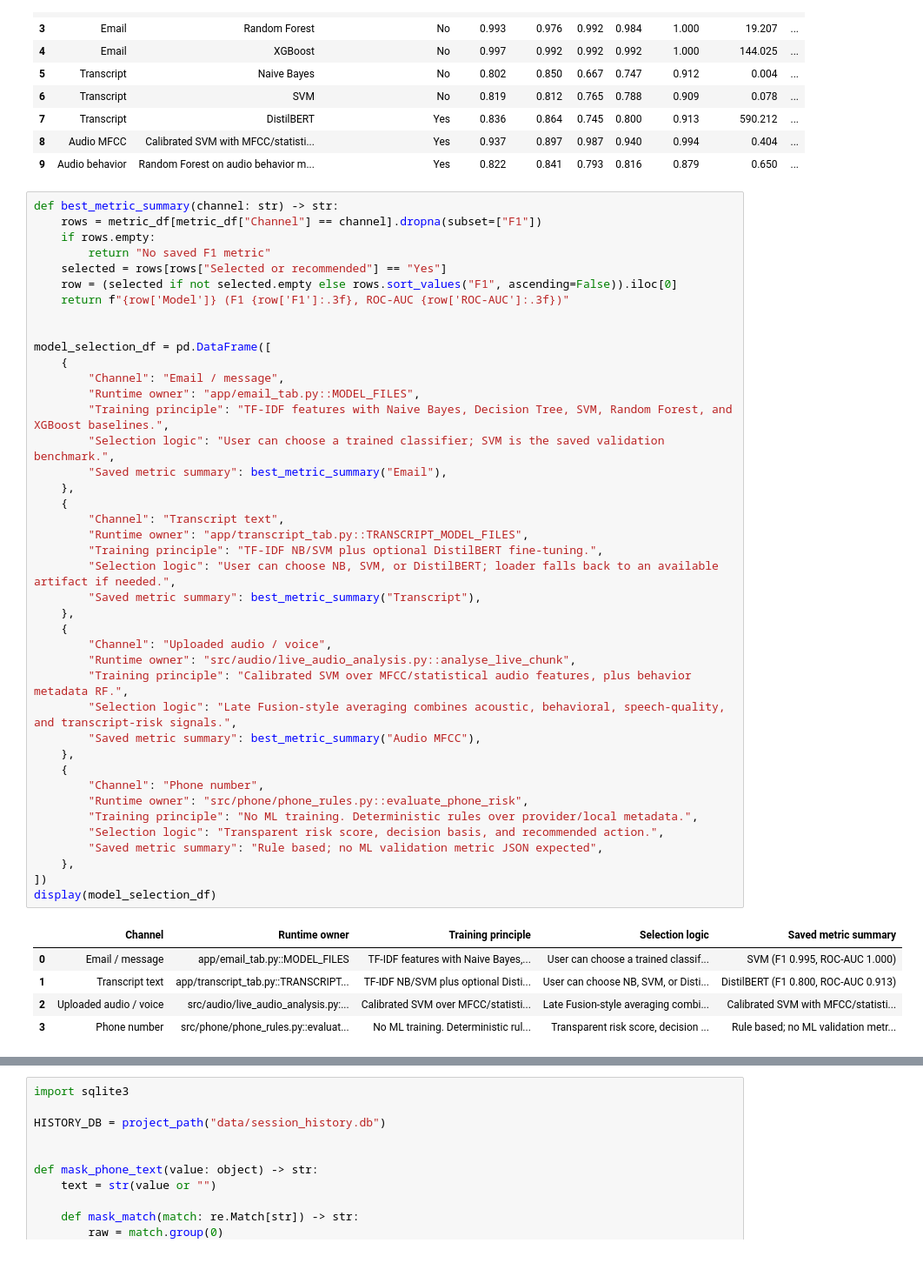
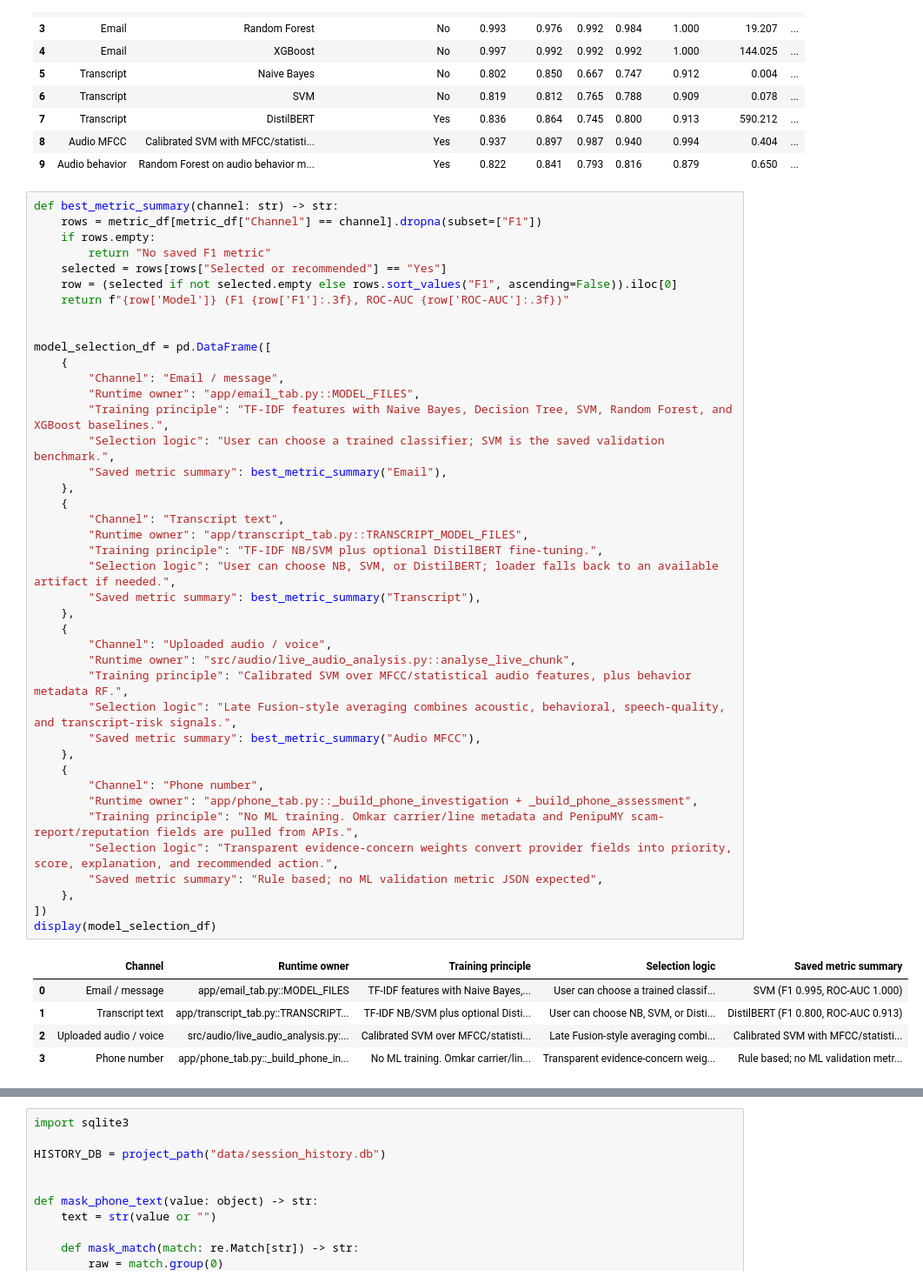
Before and after one commit to mikeshyway/ai-scam-detector, a Jupyter notebook: notebooks/00_final_prototype_evidence_notebook.ipynb, the cells around one changed output, grey strips where cells are left out. Shown at 87% size. Drawn from its saved outputs; the diff is of its cells as text.

```diff
--- a/notebooks/00_final_prototype_evidence_notebook.ipynb
+++ b/notebooks/00_final_prototype_evidence_notebook.ipynb
@@ -593,37 +595,37 @@ model_selection_df = pd.DataFrame([
         "Runtime owner": "app/email_tab.py::MODEL_FILES",
         "Training principle": "TF-IDF features with Naive Bayes, Decision Tree, SVM, Random Forest, and XGBoost baselines.",
         "Selection logic": "User can choose a trained classifier; SVM is the saved validation benchmark.",
         "Saved metric summary": best_metric_summary("Email"),
     },
     {
         "Channel": "Transcript text",
         "Runtime owner": "app/transcript_tab.py::TRANSCRIPT_MODEL_FILES",
         "Training principle": "TF-IDF NB/SVM plus optional DistilBERT fine-tuning.",
         "Selection logic": "User can choose NB, SVM, or DistilBERT; loader falls back to an available artifact if needed.",
         "Saved metric summary": best_metric_summary("Transcript"),
     },
     {
         "Channel": "Uploaded audio / voice",
         "Runtime owner": "src/audio/live_audio_analysis.py::analyse_live_chunk",
         "Training principle": "Calibrated SVM over MFCC/statistical audio features, plus behavior metadata RF.",
         "Selection logic": "Late Fusion-style averaging combines acoustic, behavioral, speech-quality, and transcript-risk signals.",
         "Saved metric summary": best_metric_summary("Audio MFCC"),
     },
     {
         "Channel": "Phone number",
-        "Runtime owner": "src/phone/phone_rules.py::evaluate_phone_risk",
-        "Training principle": "No ML training. Deterministic rules over provider/local metadata.",
-        "Selection logic": "Transparent risk score, decision basis, and recommended action.",
+        "Runtime owner": "app/phone_tab.py::_build_phone_investigation + _build_phone_assessment",
+        "Training principle": "No ML training. Omkar carrier/line metadata and PenipuMY scam-report/reputation fields are pulled from APIs.",
+        "Selection logic": "Transparent evidence-concern weights convert provider fields into priority, score, explanation, and recommended action.",
         "Saved metric summary": "Rule based; no ML validation metric JSON expected",
     },
 ])
 display(model_selection_df)
 # %% [output]
 |  | Channel | Runtime owner | Training principle | Selection logic | Saved metric summary |
 | 0 | Email / message | app/email_tab.py::MODEL_FILES | TF-IDF features with Naive Bayes,... | User can choose a trained classif... | SVM (F1 0.995, ROC-AUC 1.000) |
 | 1 | Transcript text | app/transcript_tab.py::TRANSCRIPT... | TF-IDF NB/SVM plus optional Disti... | User can choose NB, SVM, or Disti... | DistilBERT (F1 0.800, ROC-AUC 0.913) |
 | 2 | Uploaded audio / voice | src/audio/live_audio_analysis.py:... | Calibrated SVM over MFCC/statisti... | Late Fusion-style averaging combi... | Calibrated SVM with MFCC/statisti... |
-| 3 | Phone number | src/phone/phone_rules.py::evaluat... | No ML training. Deterministic rul... | Transparent risk score, decision ... | Rule based; no ML validation metr... |
+| 3 | Phone number | app/phone_tab.py::_build_phone_in... | No ML training. Omkar carrier/lin... | Transparent evidence-concern weig... | Rule based; no ML validation metr... |
 # %% [markdown]
 ### 3.7 Phase 6: Detection System and Response
 
```
Also changed, not shown: parts of 11 cells of this notebook.
